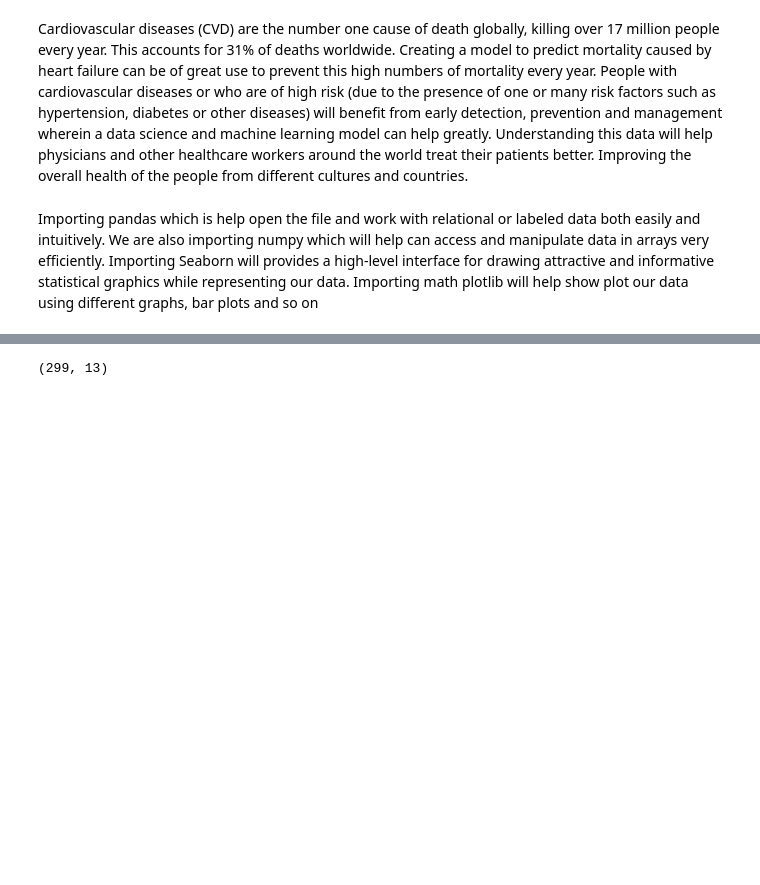
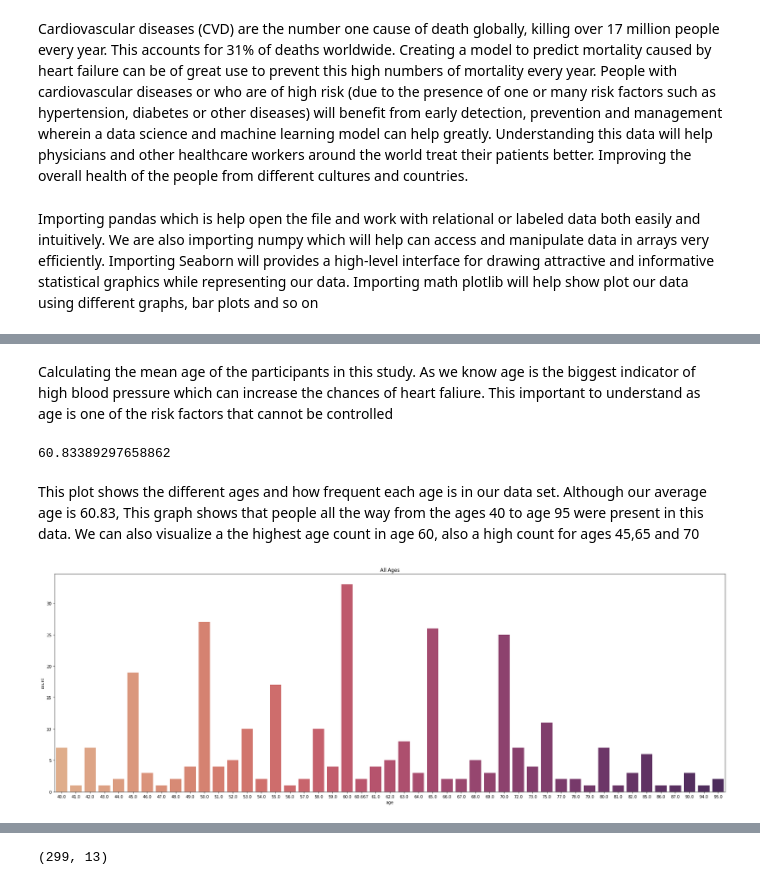
Before and after one commit to ntuifranklin/ntuifranklin.github.io, a Jupyter notebook: heart_failure_prediction.ipynb, the cells around one changed output, grey strips where cells are left out. Saved outputs shown, nothing was run; the diff lists cells and outputs as text; code cells hidden in the pictures; blank space fills up the shorter version.

```diff
--- a/heart_failure_prediction.ipynb
+++ b/heart_failure_prediction.ipynb
@@ -36,0 +41,16 @@ df.head(8)
+# %% [markdown]
+Calculating the mean age of the participants in this study. As we know age is the biggest indicator of high blood pressure which can increase the chances of heart faliure. This important to understand as age is one of the risk factors that cannot be controlled
+# %%
+df2 = df["age"].mean()
+df2
+# %% [output]
+60.83389297658862
+# %% [markdown]
+This plot shows the different ages and how frequent each age is in our data set. Although our average age is 60.83, This graph shows that people all the way from the ages 40 to age 95 were present in this data. We can also visualize a the highest age count in age 60, also a high count for ages 45,65 and 70
+# %%
+plt.subplots(figsize=(30,10))
+sns.countplot(data=df,x='age',palette="flare")
+plt.title( 'All Ages')
+plt.show()
+# %% [output]
+[figure, added]
```
Also changed, not shown: parts of 77 cells of this notebook, 2 other files.
